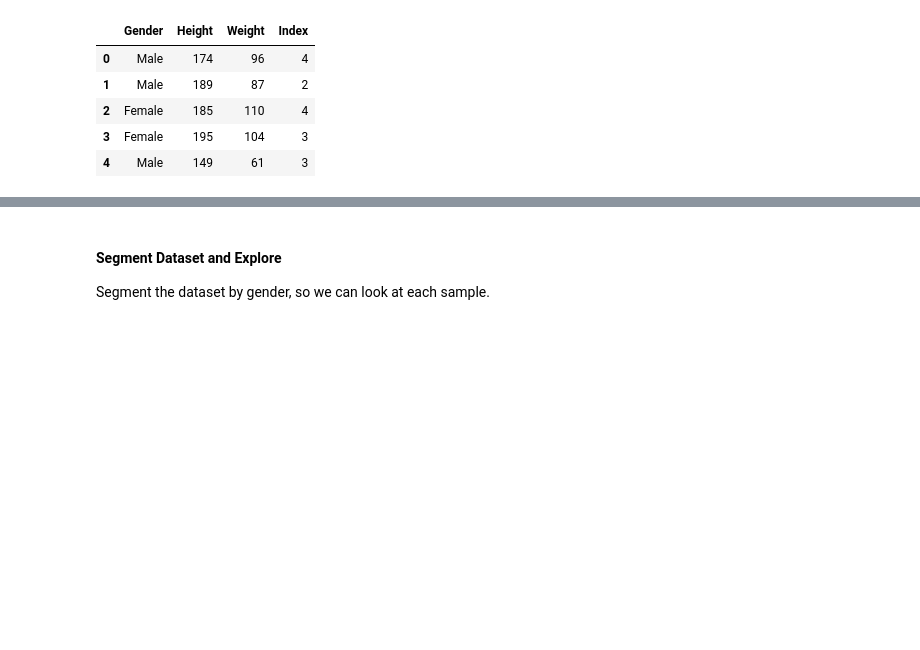
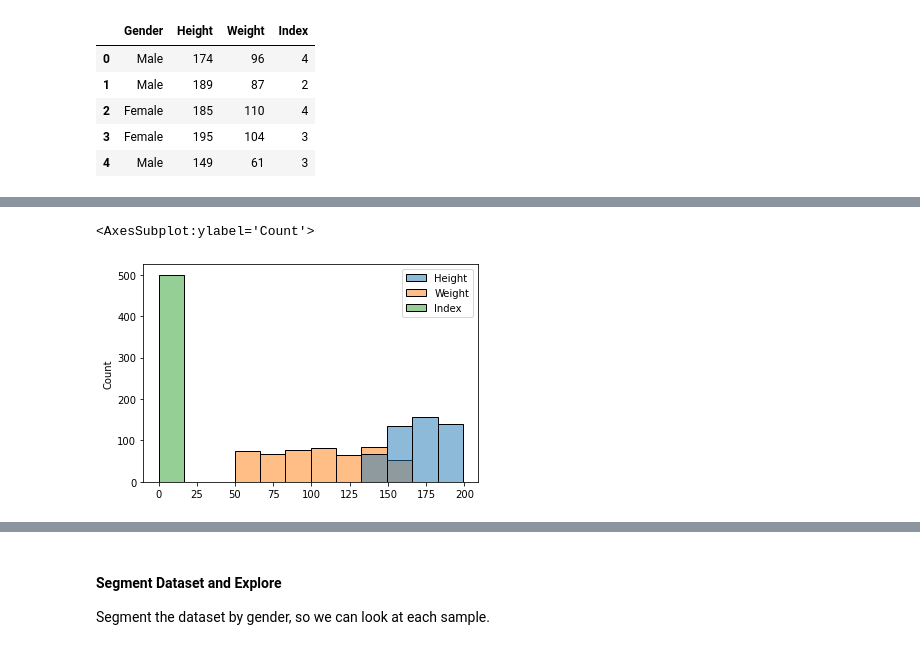
Before and after one commit to SidhST12/Basic_Stats_in_Python_Student_Workbooks, a Jupyter notebook: 006_SingleVarSelfCheck.ipynb, the cells around one changed output, grey strips where cells are left out. Cells and saved outputs as stored; diff of their text form; code cells hidden in the pictures; blank space fills up the shorter version.

```diff
--- a/006_SingleVarSelfCheck.ipynb
+++ b/006_SingleVarSelfCheck.ipynb
@@ -57,3 +62,14 @@ df.head()
 # %%
+import matplotlib.pyplot as plt
 #Graph it, can you make a histogram, PMF, CDF?
 #When you look at it, does it make sense?
+#df_obj=thinkstats2.Hist(df)
+#thinkplot.hist(df_obj)
+#pmf_obj=thinkstats2.Pmf(df)
+#thinkplot.hist(pmf_obj)
+
+sns.histplot(df)
+#sns.distplot(df)
+# %% [output]
+<AxesSubplot:ylabel='Count'>
+[figure, added]
```
Also changed, not shown: parts of 13 cells of this notebook.
